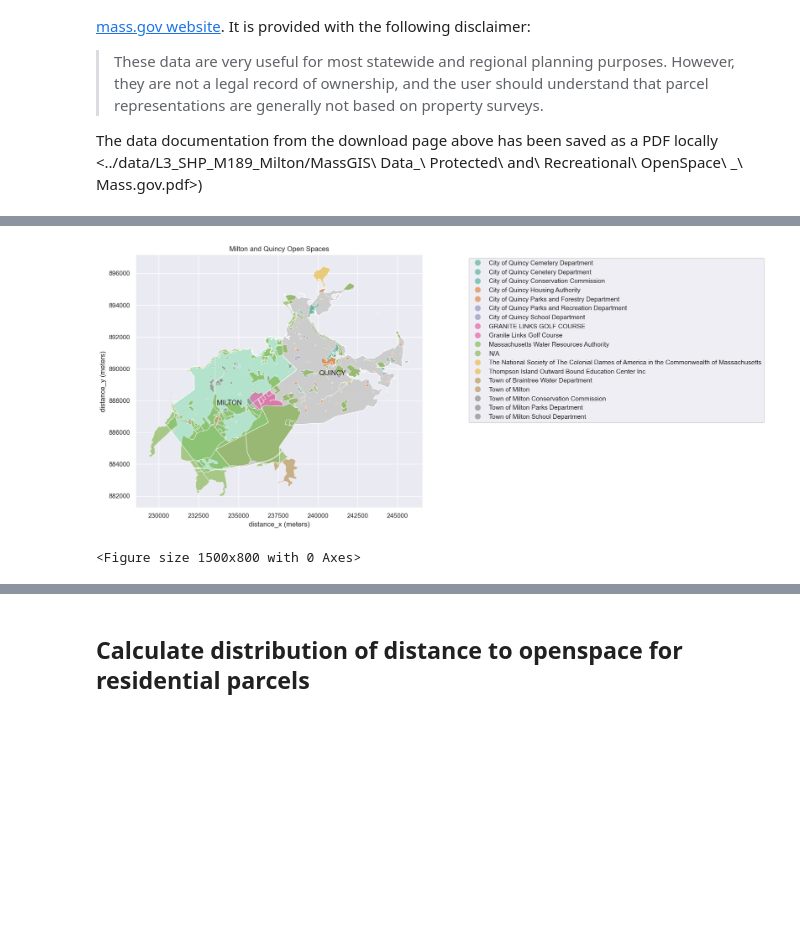
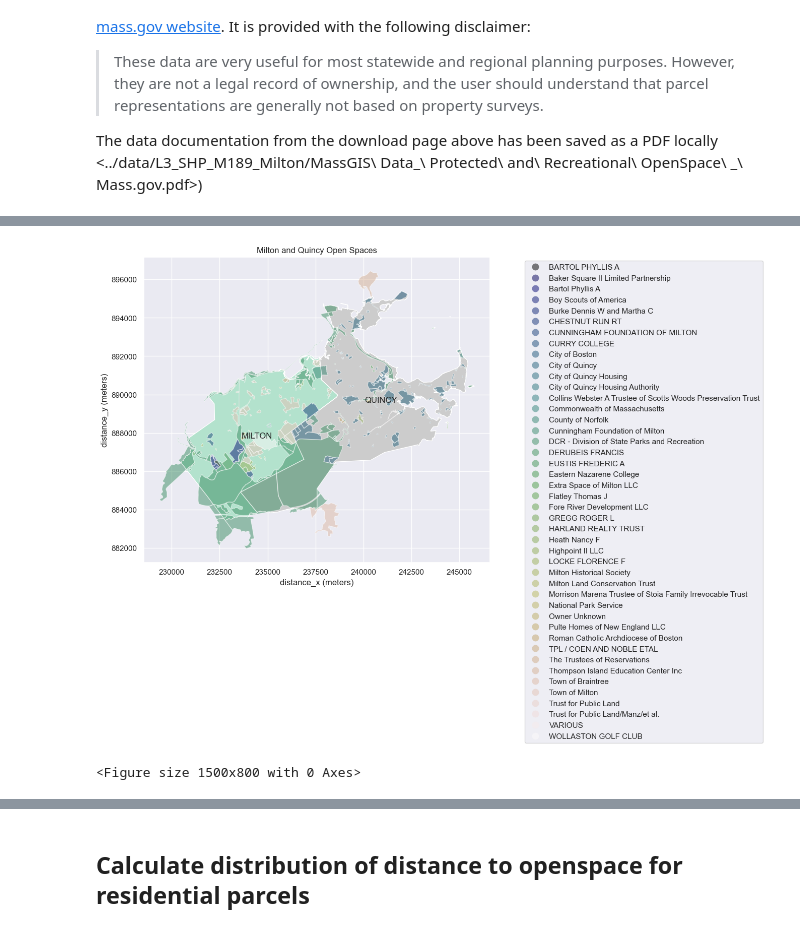
Before and after one commit to ahasha/milton_maps, a Jupyter notebook: notebooks/milton_maps.ipynb, the cells around one changed output, grey strips where cells are left out. Cells and saved outputs as stored; diff of their text form; code cells hidden in the pictures; blank space fills up the shorter version.

```diff
--- a/notebooks/milton_maps.ipynb
+++ b/notebooks/milton_maps.ipynb
@@ -30,3 +26,3 @@ milton_quincy_boundaries
 # %%
-openspace = gpd.read_file("../data/raw/openspace/OPENSPACE_POLY.shp",
-                          mask=milton_quincy_boundaries)
+openspace = gpd.read_file("../data/processed/openspace.shp.zip", mask=milton_quincy_boundaries)
+openspace.shape
@@ -106,16 +66,13 @@ Name: MANAGER, dtype: int64
-# %%
-openspace['MANAGER'] = openspace.MANAGER.fillna("N/A")
 # %%
 mm.plot_map(openspace,
             column="MANAGER",
-            cmap="Dark2",
             ax=ax,
-            legend_shift=2.2,
+            legend_shift=1.8,
             title="Milton and Quincy Open Spaces",
             alpha=0.5)
 display(fig)
 # %% [output]
-[figure, old version]
+[figure, new version]
 <Figure size 1500x800 with 0 Axes>
 # %%
 map_center = milton_quincy_boundaries.dissolve().centroid.to_crs(epsg=4326)[0]
```
Also changed, not shown: parts of 94 cells of this notebook, 9 other files.
